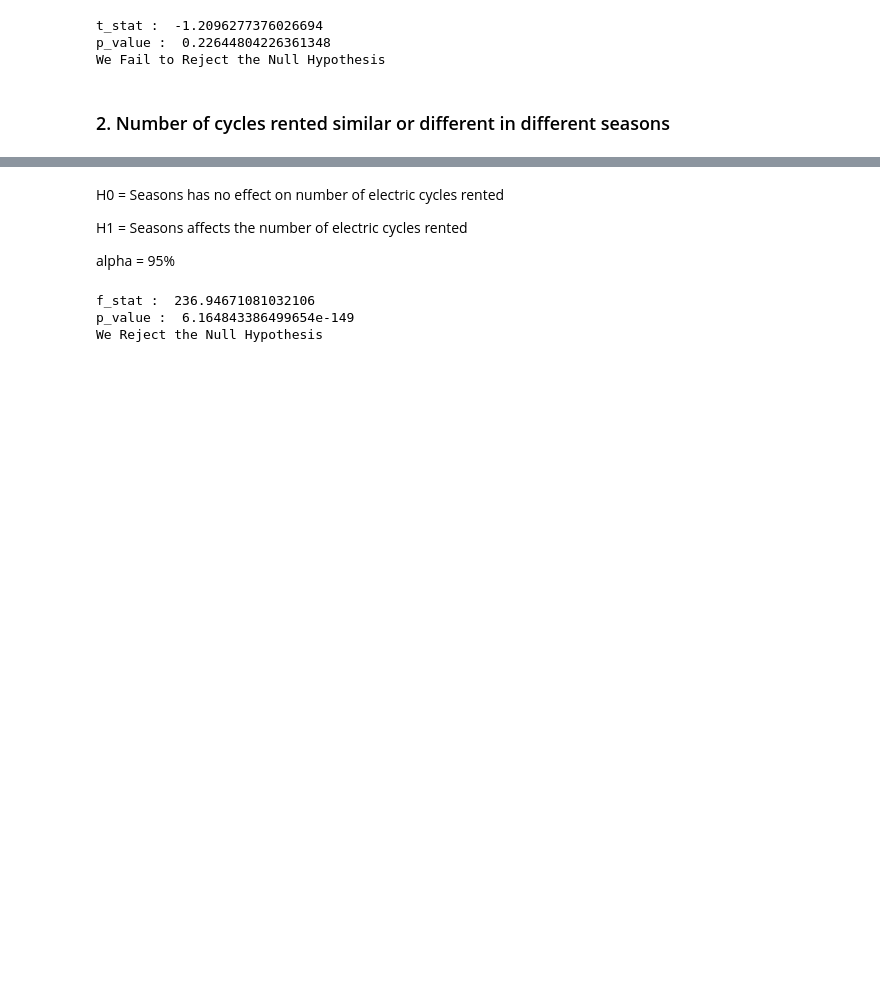
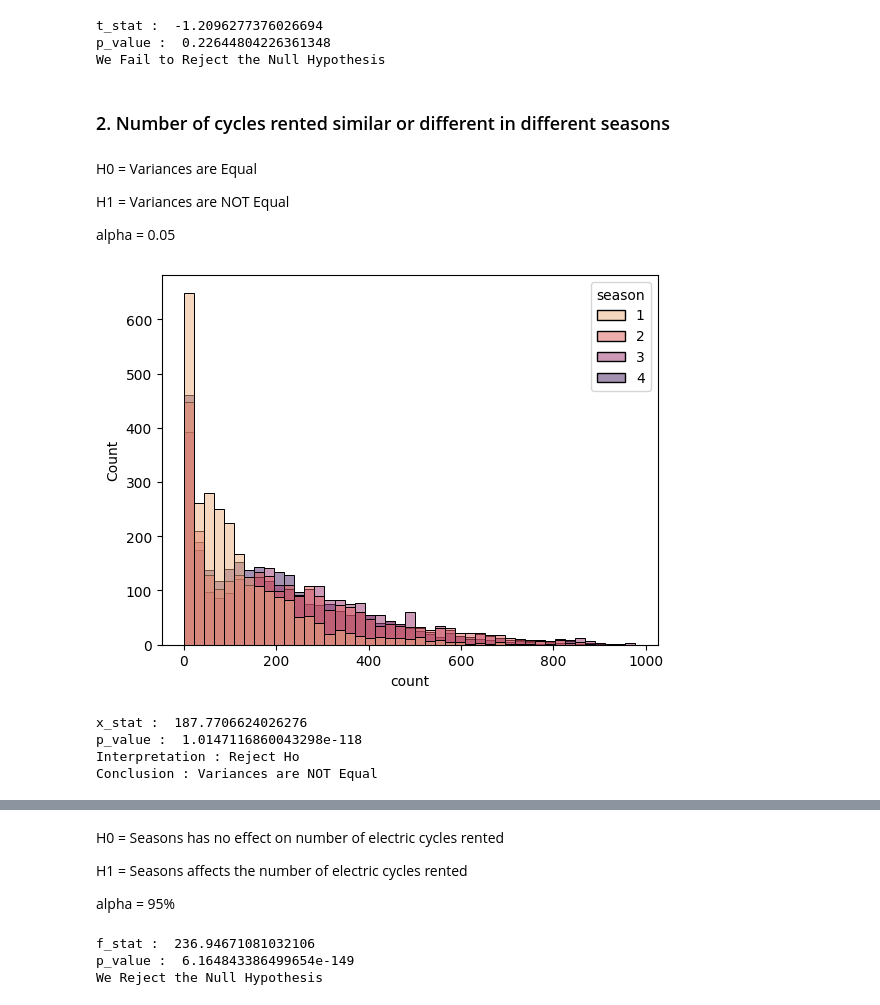
Before and after one commit to Rhy-Shah/Yulu_Hypothesis_Testing, a Jupyter notebook: yulu.ipynb, the cells around one changed output, grey strips where cells are left out. Cells and saved outputs as stored; diff of their text form; code cells hidden in the pictures; blank space fills up the shorter version.

```diff
--- a/yulu.ipynb
+++ b/yulu.ipynb
@@ -262,3 +267,14 @@ p_value :  0.22644804226361348
 We Fail to Reject the Null Hypothesis
 # %% [markdown]
 ### 2. Number of cycles rented similar or different in different seasons
+# %% [markdown]
+H0 =  Variances are Equal
+
+H1 = Variances are NOT Equal
+
+alpha = 0.05
+# %%
+sns.histplot(data=df, x="count", hue="season", palette = 'flare')
+plt.show()
+# %% [output]
+[figure, added]
@@ -264,0 +286,19 @@ We Fail to Reject the Null Hypothesis
+# %%
+alpha = 0.05
+
+x_stat,p_value = levene(df_s1['count'],df_s2['count'],df_s3['count'],df_s4['count'])
+
+print("x_stat : ",x_stat)
+print("p_value : ",p_value)
+
+if p_value< alpha:
+    print("Interpretation : Reject Ho")
+    print("Conclusion : Variances are NOT Equal")
+else:
+    print("Interpretation : Fail to Reject Ho")
+    print("Conclusion : Variances are Equal")
+# %% [output]
+x_stat :  187.7706624026276
+p_value :  1.0147116860043298e-118
+Interpretation : Reject Ho
+Conclusion : Variances are NOT Equal
```
Also changed, not shown: parts of 14 cells of this notebook.
